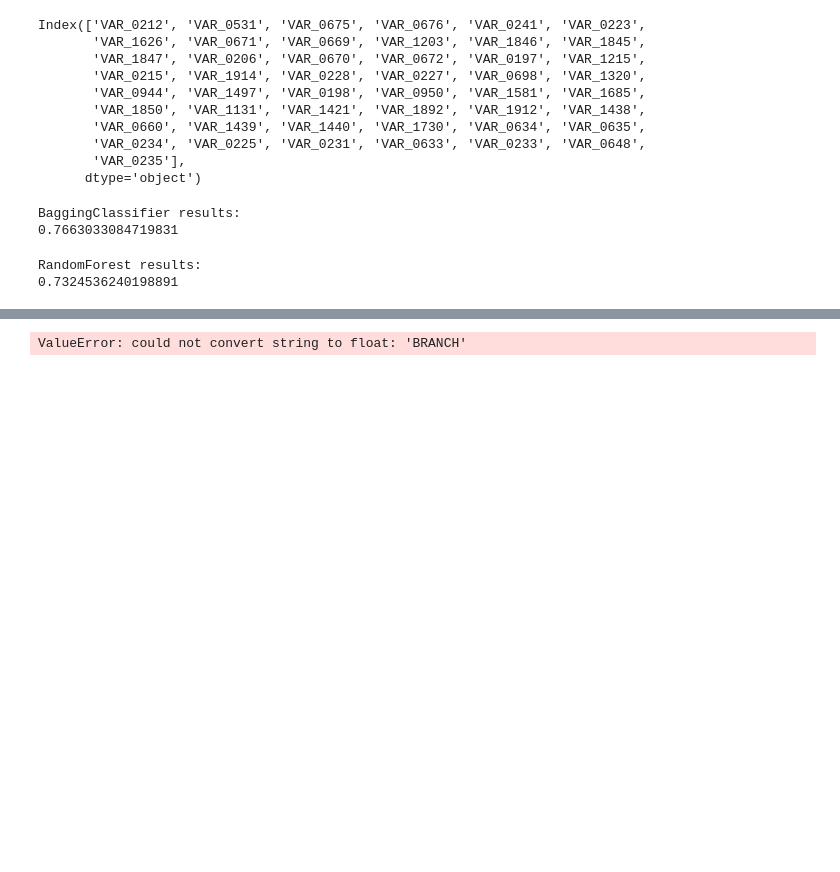
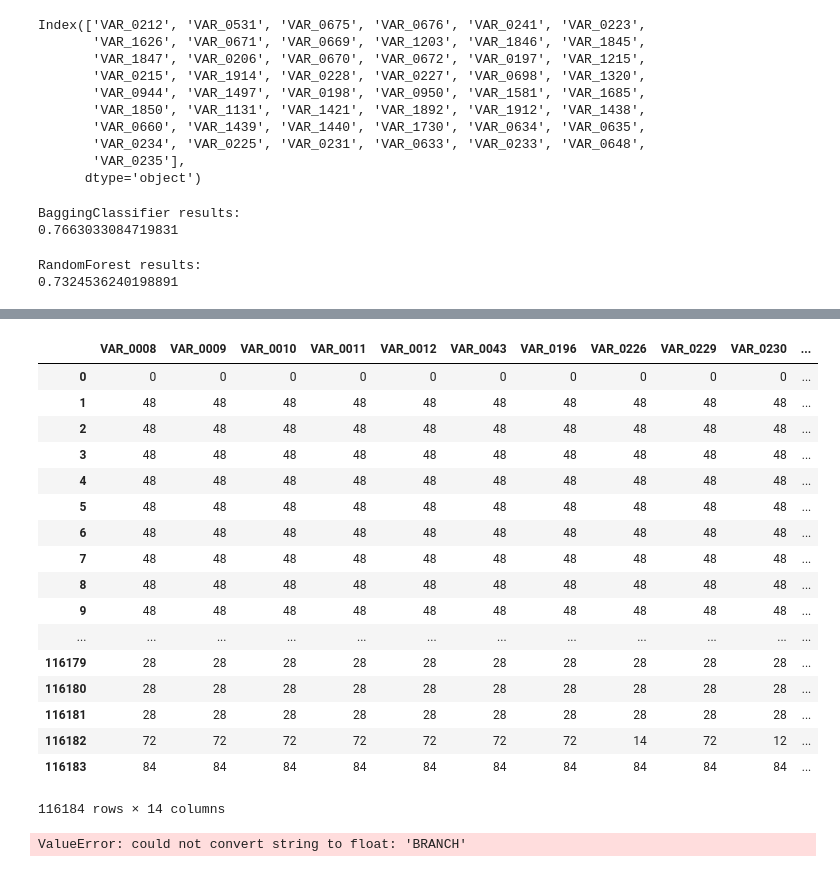
Before and after one commit to josephhaaga/Springleaf, a Jupyter notebook: Springleaf.ipynb, the cells around one changed output, grey strips where cells are left out. Cells and saved outputs as stored; diff of their text form; code cells hidden in the pictures; blank space fills up the shorter version.

```diff
--- a/Springleaf.ipynb
+++ b/Springleaf.ipynb
@@ -111,3 +198,24 @@ train_labels = [Y[z] for z in train.index]
+# %%
+train_copy = train.copy(deep=True)
+# %% [output]
+|  | VAR_0008 | VAR_0009 | VAR_0010 | VAR_0011 | VAR_0012 | VAR_0043 | VAR_0196 | VAR_0226 | VAR_0229 | VAR_0230 | ... |
+| 0 | 0 | 0 | 0 | 0 | 0 | 0 | 0 | 0 | 0 | 0 | ... |
+| 1 | 48 | 48 | 48 | 48 | 48 | 48 | 48 | 48 | 48 | 48 | ... |
+| 2 | 48 | 48 | 48 | 48 | 48 | 48 | 48 | 48 | 48 | 48 | ... |
+| 3 | 48 | 48 | 48 | 48 | 48 | 48 | 48 | 48 | 48 | 48 | ... |
+| 4 | 48 | 48 | 48 | 48 | 48 | 48 | 48 | 48 | 48 | 48 | ... |
+| 5 | 48 | 48 | 48 | 48 | 48 | 48 | 48 | 48 | 48 | 48 | ... |
+| 6 | 48 | 48 | 48 | 48 | 48 | 48 | 48 | 48 | 48 | 48 | ... |
+| 7 | 48 | 48 | 48 | 48 | 48 | 48 | 48 | 48 | 48 | 48 | ... |
+| 8 | 48 | 48 | 48 | 48 | 48 | 48 | 48 | 48 | 48 | 48 | ... |
+| 9 | 48 | 48 | 48 | 48 | 48 | 48 | 48 | 48 | 48 | 48 | ... |
+| ... | ... | ... | ... | ... | ... | ... | ... | ... | ... | ... | ... |
+| 116179 | 28 | 28 | 28 | 28 | 28 | 28 | 28 | 28 | 28 | 28 | ... |
+| 116180 | 28 | 28 | 28 | 28 | 28 | 28 | 28 | 28 | 28 | 28 | ... |
+| 116181 | 28 | 28 | 28 | 28 | 28 | 28 | 28 | 28 | 28 | 28 | ... |
+| 116182 | 72 | 72 | 72 | 72 | 72 | 72 | 72 | 14 | 72 | 12 | ... |
+| 116183 | 84 | 84 | 84 | 84 | 84 | 84 | 84 | 84 | 84 | 84 | ... |
+116184 rows × 14 columns
 # %%
 from sklearn.ensemble import RandomForestClassifier
 clf = RandomForestClassifier(n_estimators=10)
```
Also changed, not shown: parts of 4 cells of this notebook.
